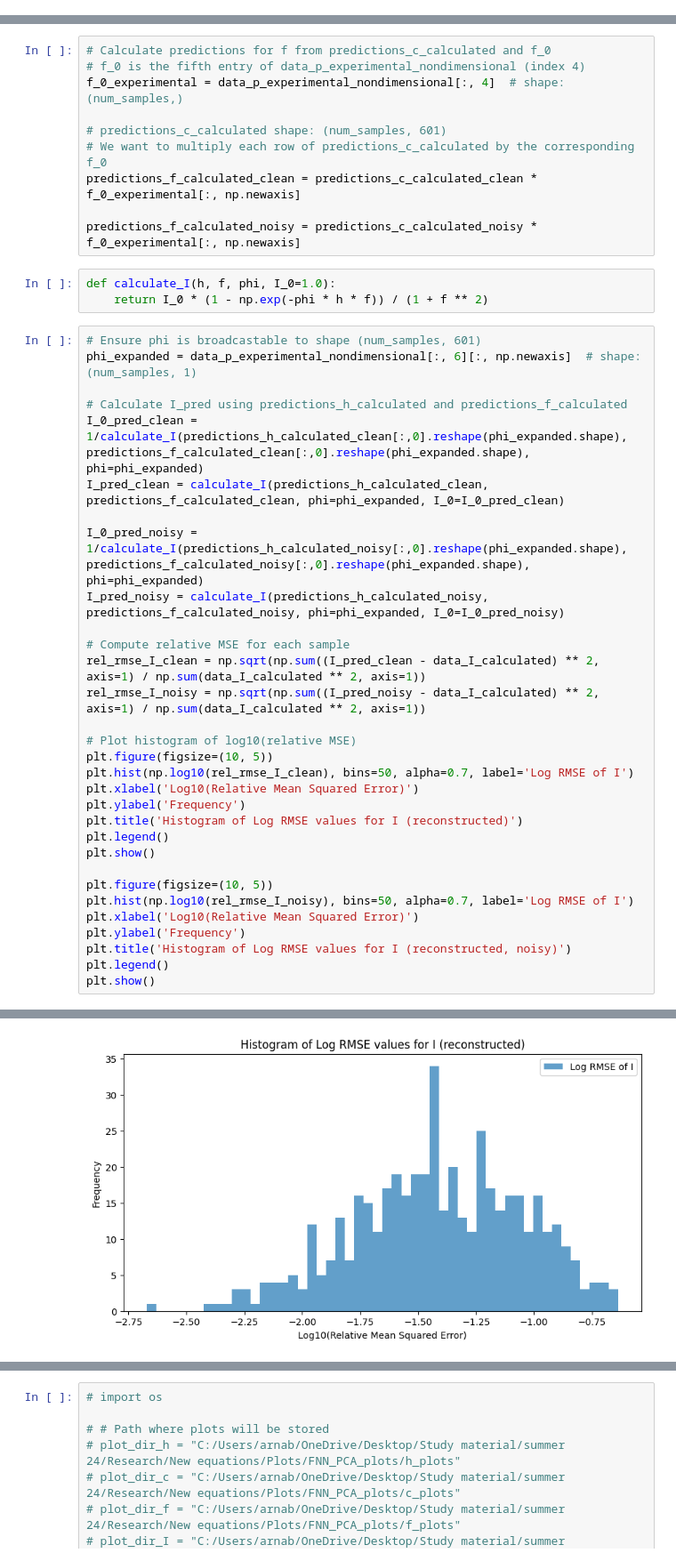
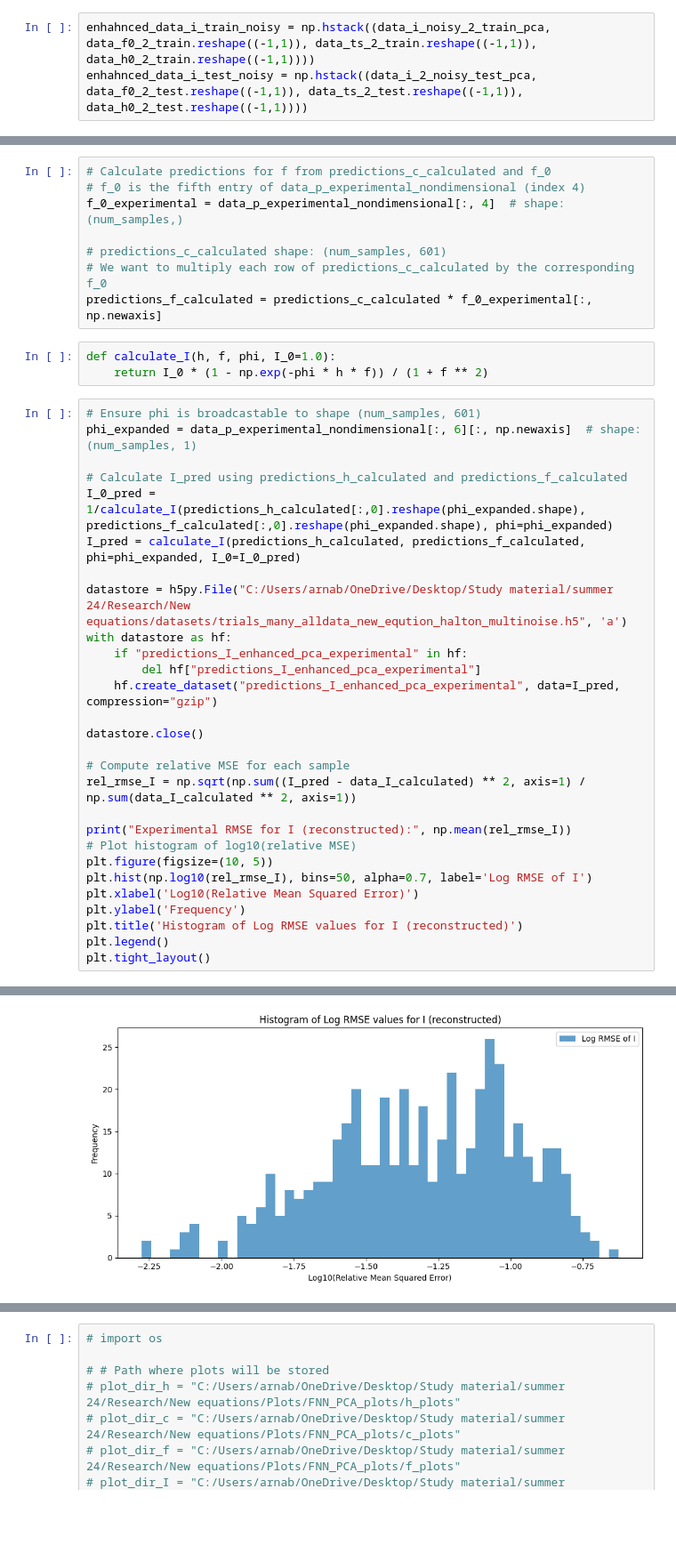
Before and after one commit to tobydriscoll/sciml-tearfilms, a Jupyter notebook: notebooks/FNN_pca_enhanced.ipynb, the cells around one changed output, grey strips where cells are left out. Shown at 89% size. Saved outputs shown, nothing was run; the diff lists cells and outputs as text; blank space fills up the shorter version.

```diff
--- a/notebooks/FNN_pca_enhanced.ipynb
+++ b/notebooks/FNN_pca_enhanced.ipynb
@@ -754,0 +139,3 @@ plt.show()
+# %%
+enhahnced_data_i_train_noisy = np.hstack((data_i_noisy_2_train_pca, data_f0_2_train.reshape((-1,1)), data_ts_2_train.reshape((-1,1)), data_h0_2_train.reshape((-1,1))))
+enhahnced_data_i_test_noisy = np.hstack((data_i_2_noisy_test_pca, data_f0_2_test.reshape((-1,1)), data_ts_2_test.reshape((-1,1)), data_h0_2_test.reshape((-1,1))))
@@ -1056,9 +552,7 @@ f_0_experimental = data_p_experimental_nondimensional[:, 4]  # shape: (num_sampl
 
 # predictions_c_calculated shape: (num_samples, 601)
 # We want to multiply each row of predictions_c_calculated by the corresponding f_0
-predictions_f_calculated_clean = predictions_c_calculated_clean * f_0_experimental[:, np.newaxis]
-
-predictions_f_calculated_noisy = predictions_c_calculated_noisy * f_0_experimental[:, np.newaxis]
+predictions_f_calculated = predictions_c_calculated * f_0_experimental[:, np.newaxis]
 # %%
 def calculate_I(h, f, phi, I_0=1.0):
     return I_0 * (1 - np.exp(-phi * h * f)) / (1 + f ** 2)
@@ -1067,30 +561,27 @@ def calculate_I(h, f, phi, I_0=1.0):
 phi_expanded = data_p_experimental_nondimensional[:, 6][:, np.newaxis]  # shape: (num_samples, 1)
 
 # Calculate I_pred using predictions_h_calculated and predictions_f_calculated
-I_0_pred_clean = 1/calculate_I(predictions_h_calculated_clean[:,0].reshape(phi_expanded.shape), predictions_f_calculated_clean[:,0].reshape(phi_expanded.shape), phi=phi_expanded)
-I_pred_clean = calculate_I(predictions_h_calculated_clean, predictions_f_calculated_clean, phi=phi_expanded, I_0=I_0_pred_clean)
+I_0_pred = 1/calculate_I(predictions_h_calculated[:,0].reshape(phi_expanded.shape), predictions_f_calculated[:,0].reshape(phi_expanded.shape), phi=phi_expanded)
+I_pred = calculate_I(predictions_h_calculated, predictions_f_calculated, phi=phi_expanded, I_0=I_0_pred)
 
-I_0_pred_noisy = 1/calculate_I(predictions_h_calculated_noisy[:,0].reshape(phi_expanded.shape), predictions_f_calculated_noisy[:,0].reshape(phi_expanded.shape), phi=phi_expanded)
-I_pred_noisy = calculate_I(predictions_h_calculated_noisy, predictions_f_calculated_noisy, phi=phi_expanded, I_0=I_0_pred_noisy)
+datastore = h5py.File("C:/Users/arnab/OneDrive/Desktop/Study material/summer 24/Research/New equations/datasets/trials_many_alldata_new_eqution_halton_multinoise.h5", 'a')
+with datastore as hf:
+    if "predictions_I_enhanced_pca_experimental" in hf:
+        del hf["predictions_I_enhanced_pca_experimental"]
+    hf.create_dataset("predictions_I_enhanced_pca_experimental", data=I_pred, compression="gzip")
+
+datastore.close()
 
 # Compute relative MSE for each sample
-rel_rmse_I_clean = np.sqrt(np.sum((I_pred_clean - data_I_calculated) ** 2, axis=1) / np.sum(data_I_calculated ** 2, axis=1))
-rel_rmse_I_noisy = np.sqrt(np.sum((I_pred_noisy - data_I_calculated) ** 2, axis=1) / np.sum(data_I_calculated ** 2, axis=1))
+rel_rmse_I = np.sqrt(np.sum((I_pred - data_I_calculated) ** 2, axis=1) / np.sum(data_I_calculated ** 2, axis=1))
 
+print("Experimental RMSE for I (reconstructed):", np.mean(rel_rmse_I))
 # Plot histogram of log10(relative MSE)
 plt.figure(figsize=(10, 5))
-plt.hist(np.log10(rel_rmse_I_clean), bins=50, alpha=0.7, label='Log RMSE of I')
+plt.hist(np.log10(rel_rmse_I), bins=50, alpha=0.7, label='Log RMSE of I')
 plt.xlabel('Log10(Relative Mean Squared Error)')
 plt.ylabel('Frequency')
 plt.title('Histogram of Log RMSE values for I (reconstructed)')
 plt.legend()
-plt.show()
-
-plt.figure(figsize=(10, 5))
-plt.hist(np.log10(rel_rmse_I_noisy), bins=50, alpha=0.7, label='Log RMSE of I')
-plt.xlabel('Log10(Relative Mean Squared Error)')
-plt.ylabel('Frequency')
-plt.title('Histogram of Log RMSE values for I (reconstructed, noisy)')
-plt.legend()
-plt.show()
+plt.tight_layout()
 # %% [output]
@@ -1097 +589 @@ plt.show()
-[figure, old version]
+[figure, new version]
```
Also changed, not shown: parts of 64 cells of this notebook, 1 other file.
